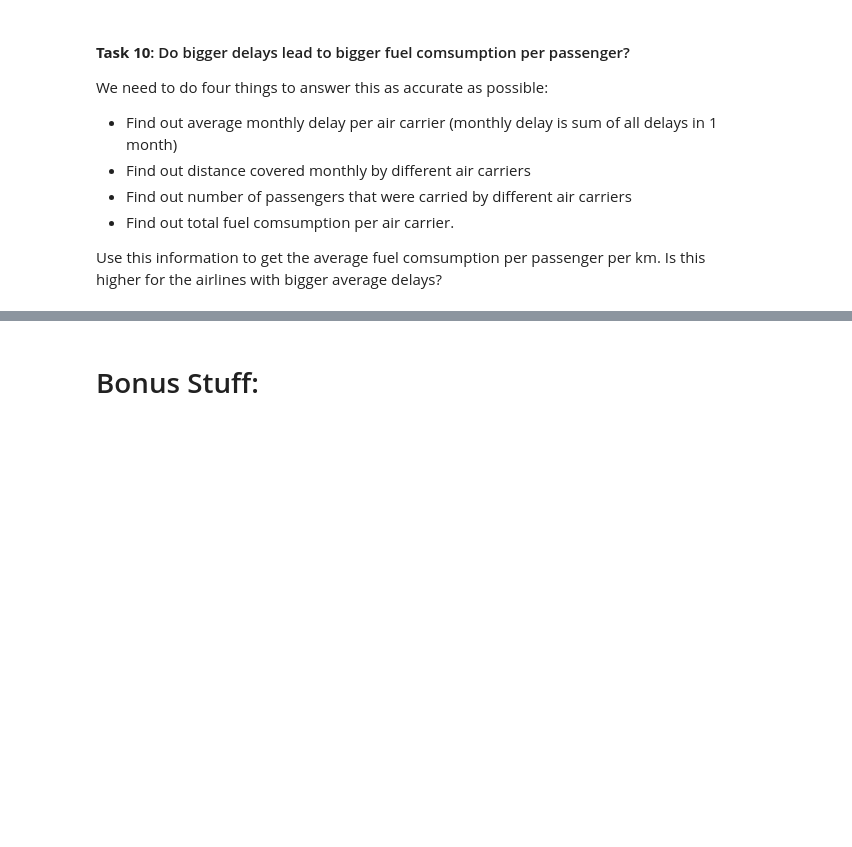
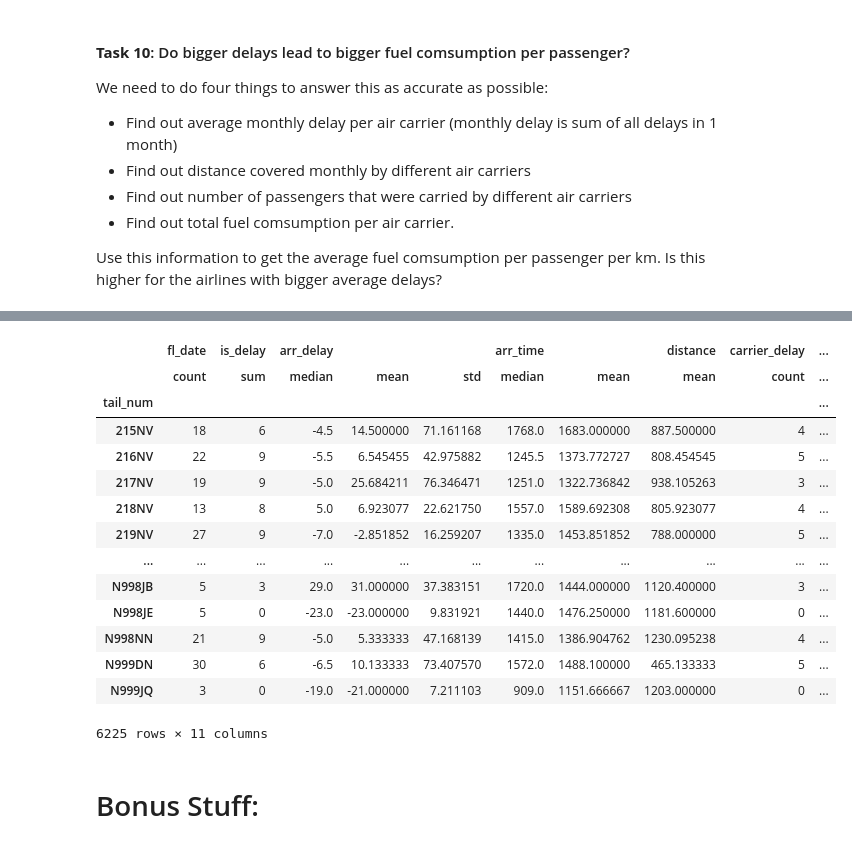
Before and after one commit to The-Powder-of-Data/Flight_Predictions, a Jupyter notebook: scrap_files/Joe/exploratory_analysis.ipynb, the cells around one changed output, grey strips where cells are left out. Drawn from its saved outputs; the diff is of its cells as text; code cells hidden in the pictures; blank space fills up the shorter version.

```diff
--- a/scrap_files/Joe/exploratory_analysis.ipynb
+++ b/scrap_files/Joe/exploratory_analysis.ipynb
@@ -422,0 +435,4 @@ Use this information to get the average fuel comsumption per passenger per km. I
+# %%
+# make a late tag column
+df2['is_delay'] = df2['arr_delay'].apply(lambda x: 1 if x > 0 else 0)
+df2.head()
@@ -423,3 +446,33 @@ Use this information to get the average fuel comsumption per passenger per km. I
+# %%
+# hmm, should we 0 out the arr_delay
+
+df_tail = df2[['tail_num', 'fl_date', 'is_delay', 'arr_delay', 'arr_time', 'distance', 'carrier_delay',
+     'late_aircraft_delay', 'weather_delay']].groupby(by='tail_num').agg({'fl_date':'count',
+                                                                          'is_delay':'sum',
+                                                                          'arr_delay':['median', 'mean', 'std'],
+                                                                          'arr_time':['median', 'mean'],
+                                                                          'distance':'mean',
+                                                                          'carrier_delay':'count',
+                                                                          'late_aircraft_delay':'count',
+                                                                          'weather_delay':'count'})
+
+df_tail
+# %% [output]
+|  | fl_date | is_delay | arr_delay |  |  | arr_time |  | distance | carrier_delay | ... |
+|  | count | sum | median | mean | std | median | mean | mean | count | ... |
+| tail_num |  |  |  |  |  |  |  |  |  | ... |
+| 215NV | 18 | 6 | -4.5 | 14.500000 | 71.161168 | 1768.0 | 1683.000000 | 887.500000 | 4 | ... |
+| 216NV | 22 | 9 | -5.5 | 6.545455 | 42.975882 | 1245.5 | 1373.772727 | 808.454545 | 5 | ... |
+| 217NV | 19 | 9 | -5.0 | 25.684211 | 76.346471 | 1251.0 | 1322.736842 | 938.105263 | 3 | ... |
+| 218NV | 13 | 8 | 5.0 | 6.923077 | 22.621750 | 1557.0 | 1589.692308 | 805.923077 | 4 | ... |
+| 219NV | 27 | 9 | -7.0 | -2.851852 | 16.259207 | 1335.0 | 1453.851852 | 788.000000 | 5 | ... |
+| ... | ... | ... | ... | ... | ... | ... | ... | ... | ... | ... |
+| N998JB | 5 | 3 | 29.0 | 31.000000 | 37.383151 | 1720.0 | 1444.000000 | 1120.400000 | 3 | ... |
+| N998JE | 5 | 0 | -23.0 | -23.000000 | 9.831921 | 1440.0 | 1476.250000 | 1181.600000 | 0 | ... |
+| N998NN | 21 | 9 | -5.0 | 5.333333 | 47.168139 | 1415.0 | 1386.904762 | 1230.095238 | 4 | ... |
+| N999DN | 30 | 6 | -6.5 | 10.133333 | 73.407570 | 1572.0 | 1488.100000 | 465.133333 | 5 | ... |
+| N999JQ | 3 | 0 | -19.0 | -21.000000 | 7.211103 | 909.0 | 1151.666667 | 1203.000000 | 0 | ... |
+6225 rows × 11 columns
 # %% [markdown]
 # Bonus Stuff:
 # %%
```
Also changed, not shown: parts of 4 cells of this notebook, 3 other files.
